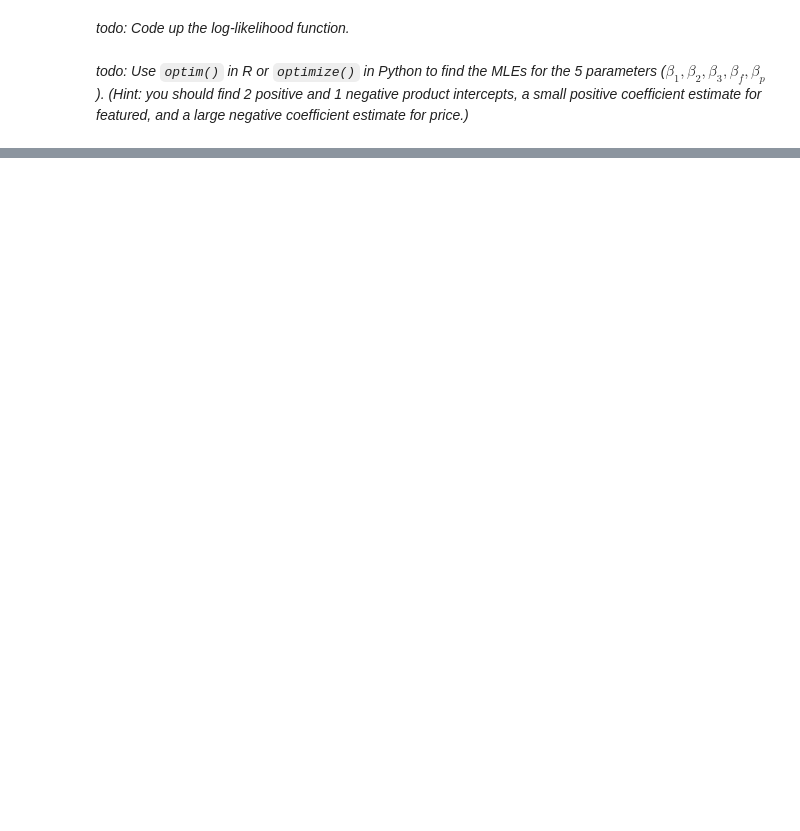
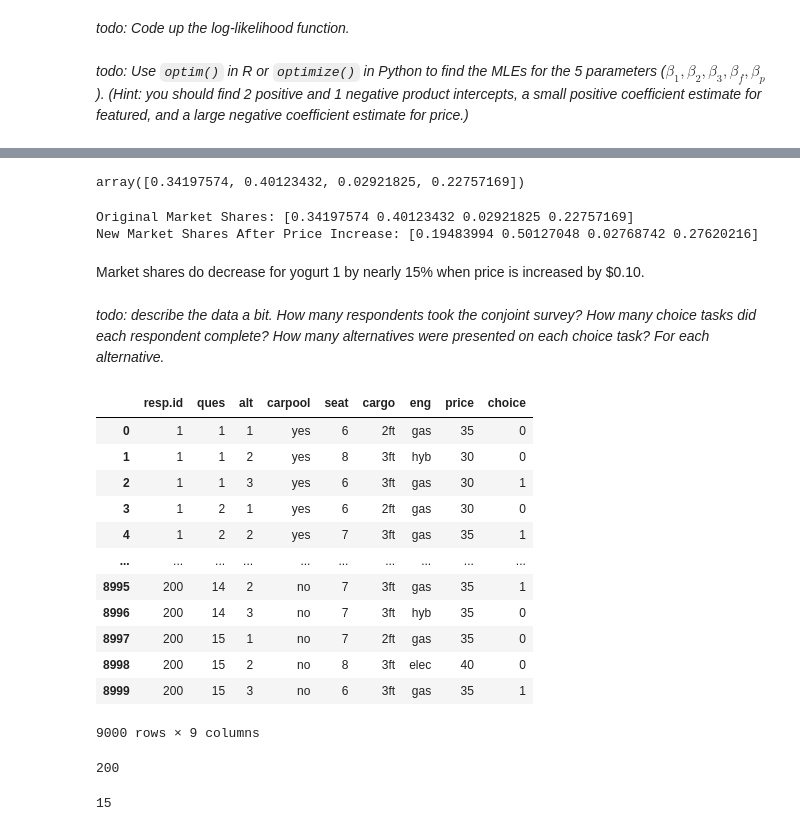
Before and after one commit to rsm-nshuckerow/Nick_Shuckerow, a Jupyter notebook: projects/HW3/HW3.ipynb, the cells around one changed output, grey strips where cells are left out. Cells and saved outputs as stored; diff of their text form; code cells hidden in the pictures; blank space fills up the shorter version.

```diff
--- a/projects/HW3/HW3.ipynb
+++ b/projects/HW3/HW3.ipynb
@@ -177,0 +242,78 @@ _todo: Use `optim()` in R or `optimize()` in Python to find the MLEs for the 5 p
+# %%
+from sklearn.preprocessing import StandardScaler
+from sklearn.linear_model import LogisticRegression
+import numpy as np
+import pandas as pd
+
+# Assuming 'long_data' is your DataFrame and it's already loaded
+# The 'purchase' column should be categorical with each category representing a different type of yogurt
+
+# Prepare the features and target
+X = yogurt[['f1', 'f2', 'f3', 'f4', 'p1', 'p2', 'p3', 'p4']].values
+y = yogurt['yogurt_type'].astype(int).values  # Ensure y is an integer type representing different categories
+
+
+# Fit the multinomial logistic regression model
+model = LogisticRegression(multi_class='multinomial', solver='lbfgs', max_iter=1000)
+model.fit(X, y)
+
+#  Predict probabilities
+probabilities = model.predict_proba(X)
+
+# Calculate original market shares
+market_shares_original = probabilities.mean(axis=0)
+
+market_shares_original
+# %% [output]
+array([0.34197574, 0.40123432, 0.02921825, 0.22757169])
+# %%
+yogurt['p1_new'] = yogurt['p1'] + 0.10
+
+X_new = yogurt[['f1', 'f2', 'f3', 'f4', 'p1_new', 'p2', 'p3', 'p4']].values
+
+# Predict new probabilities with the adjusted prices
+probabilities_new = model.predict_proba(X_new)
+
+# Calculate new market shares
+market_shares_new = probabilities_new.mean(axis=0)
+
+# Output the results
+print("Original Market Shares:", market_shares_original)
+print("New Market Shares After Price Increase:", market_shares_new)
+# %% [output]
+Original Market Shares: [0.34197574 0.40123432 0.02921825 0.22757169]
+New Market Shares After Price Increase: [0.19483994 0.50127048 0.02768742 0.27620216]
+# %% [markdown]
+Market shares do decrease for yogurt 1 by nearly 15% when price is increased by $0.10.
+# %% [markdown]
+_todo: describe the data a bit. How many respondents took the conjoint survey?  How many choice tasks did each respondent complete?  How many alternatives were presented on each choice task? For each alternative._
+# %%
+conjoint = pd.read_csv('conjoint.csv')
+
+conjoint
+# %% [output]
+|  | resp.id | ques | alt | carpool | seat | cargo | eng | price | choice |
+| 0 | 1 | 1 | 1 | yes | 6 | 2ft | gas | 35 | 0 |
+| 1 | 1 | 1 | 2 | yes | 8 | 3ft | hyb | 30 | 0 |
+| 2 | 1 | 1 | 3 | yes | 6 | 3ft | gas | 30 | 1 |
+| 3 | 1 | 2 | 1 | yes | 6 | 2ft | gas | 30 | 0 |
+| 4 | 1 | 2 | 2 | yes | 7 | 3ft | gas | 35 | 1 |
+| ... | ... | ... | ... | ... | ... | ... | ... | ... | ... |
+| 8995 | 200 | 14 | 2 | no | 7 | 3ft | gas | 35 | 1 |
+| 8996 | 200 | 14 | 3 | no | 7 | 3ft | hyb | 35 | 0 |
+| 8997 | 200 | 15 | 1 | no | 7 | 2ft | gas | 35 | 0 |
+| 8998 | 200 | 15 | 2 | no | 8 | 3ft | elec | 40 | 0 |
+| 8999 | 200 | 15 | 3 | no | 6 | 3ft | gas | 35 | 1 |
+9000 rows × 9 columns
+# %%
+# number of unique respondents
+
+conjoint['resp.id'].nunique()
+# %% [output]
+200
+# %%
+# number of choice tasks
+
+conjoint[conjoint['resp.id'] == 1]['ques'].nunique()
+# %% [output]
+15
```
Also changed, not shown: parts of 32 cells of this notebook, 10 other files.
